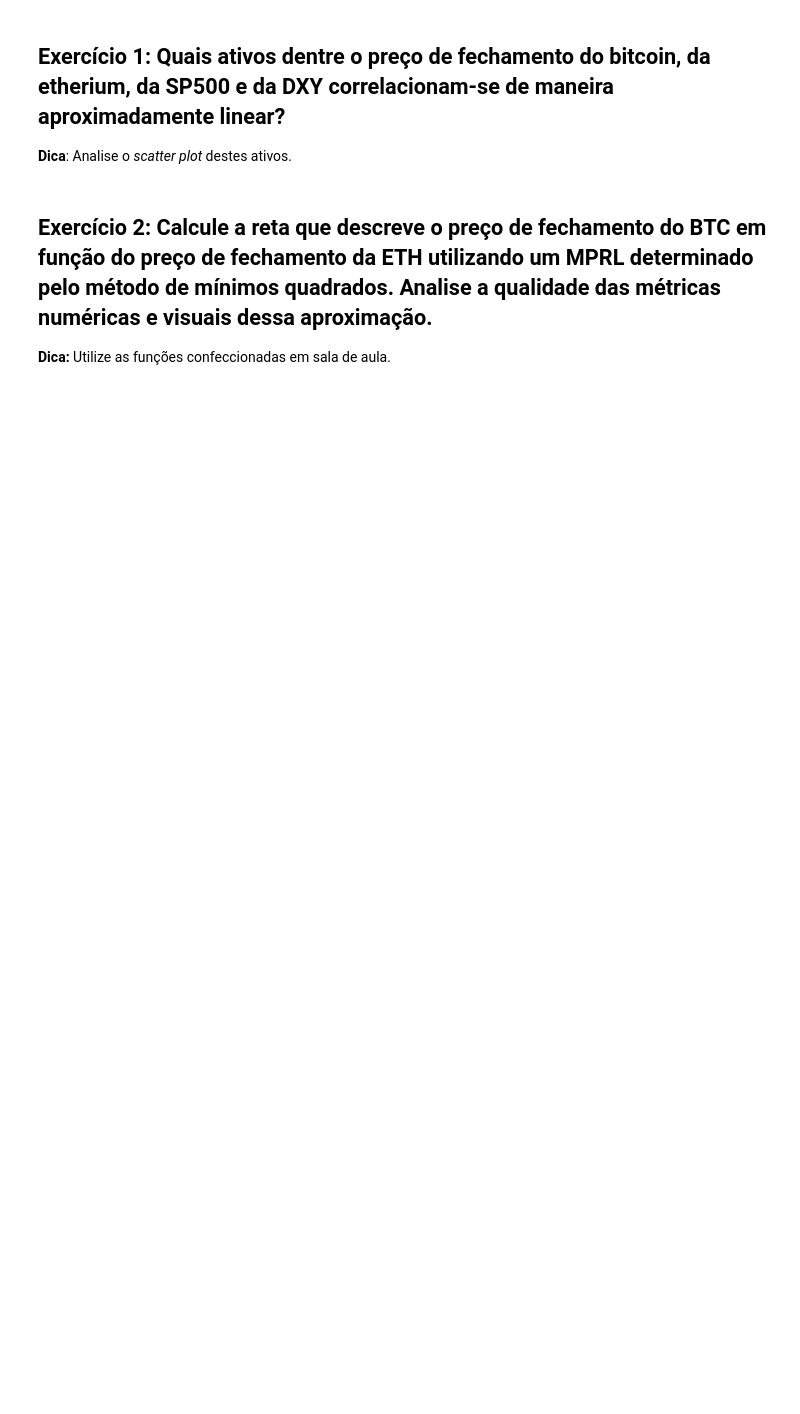
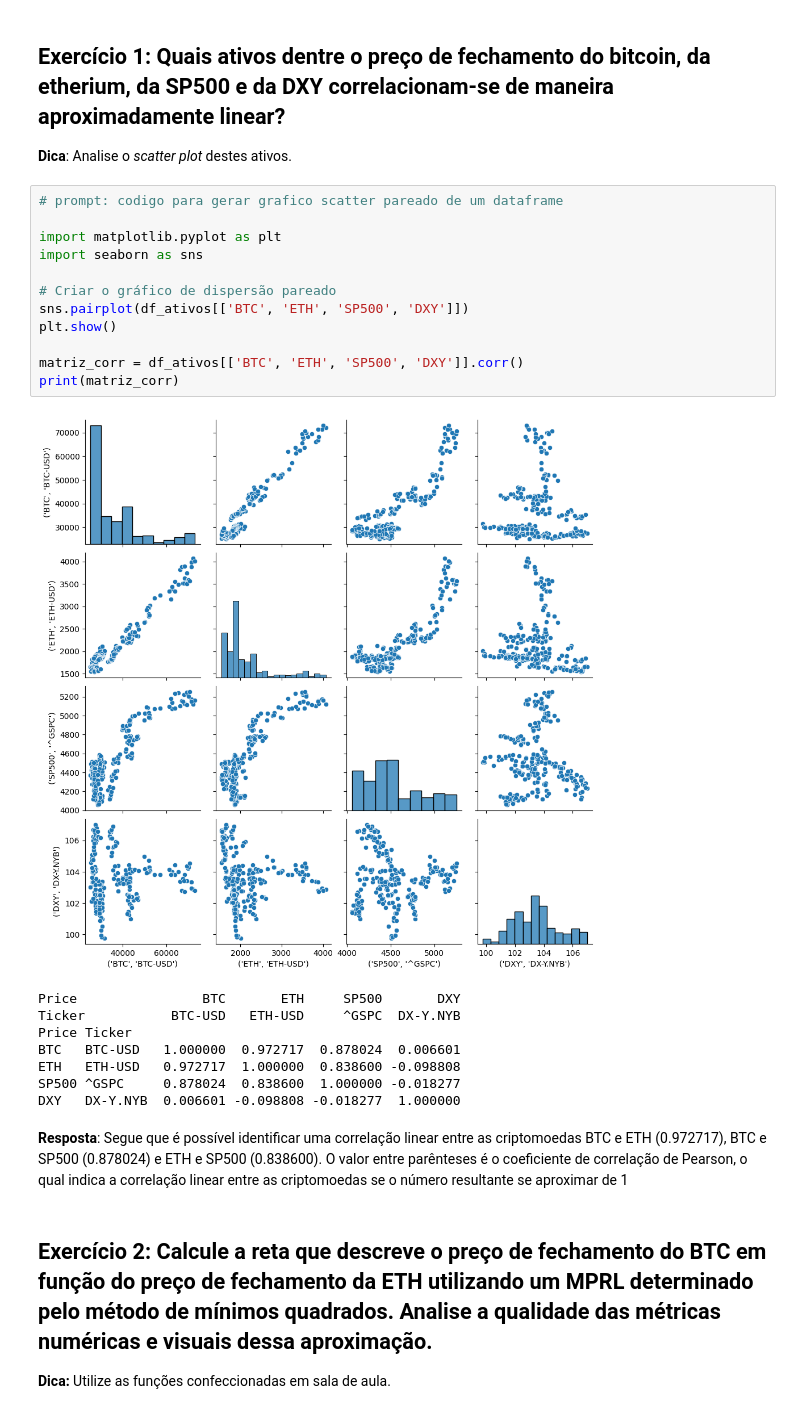
Before and after one commit to lucasokwok/AMRP, a Jupyter notebook: Lista_de_exercícios_2_Prática_de_MPRL.ipynb, the cells around one changed output. Cells and saved outputs as stored; diff of their text form; blank space fills up the shorter version.

```diff
--- a/Lista_de_exercícios_2_Prática_de_MPRL.ipynb
+++ b/Lista_de_exercícios_2_Prática_de_MPRL.ipynb
@@ -80,6 +76,29 @@ Baixando dados de DXY (DX-Y.NYB)...
 ## **Exercício 1:** Quais ativos dentre o preço de fechamento do bitcoin, da etherium, da SP500 e da DXY correlacionam-se de maneira aproximadamente linear?
 
 **Dica**: Analise o *scatter plot* destes ativos.
+# %%
+# prompt: codigo para gerar grafico scatter pareado de um dataframe
+
+import matplotlib.pyplot as plt
+import seaborn as sns
+
+# Criar o gráfico de dispersão pareado
+sns.pairplot(df_ativos[['BTC', 'ETH', 'SP500', 'DXY']])
+plt.show()
+
+matriz_corr = df_ativos[['BTC', 'ETH', 'SP500', 'DXY']].corr()
+print(matriz_corr)
+# %% [output]
+[figure, added]
+Price                BTC       ETH     SP500       DXY
+Ticker           BTC-USD   ETH-USD     ^GSPC  DX-Y.NYB
+Price Ticker
+BTC   BTC-USD   1.000000  0.972717  0.878024  0.006601
+ETH   ETH-USD   0.972717  1.000000  0.838600 -0.098808
+SP500 ^GSPC     0.878024  0.838600  1.000000 -0.018277
+DXY   DX-Y.NYB  0.006601 -0.098808 -0.018277  1.000000
+# %% [markdown]
+**Resposta**: Segue que é possível identificar uma correlação linear entre as criptomoedas BTC e ETH (0.972717), BTC e SP500 (0.878024) e ETH e SP500 (0.838600). O valor entre parênteses é o coeficiente de correlação de Pearson, o qual indica a correlação linear entre as criptomoedas se o número resultante se aproximar de 1
 # %% [markdown]
 ## **Exercício 2:** Calcule a reta que descreve o preço de fechamento do BTC em função do preço de fechamento da ETH utilizando um MPRL determinado pelo método de mínimos quadrados. Analise a qualidade das métricas numéricas e visuais dessa aproximação.
 
```
Also changed, not shown: parts of 4 cells of this notebook.
